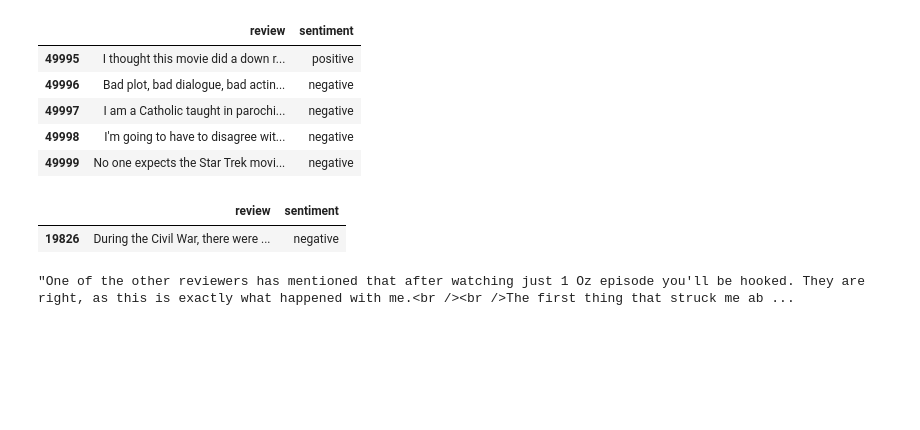
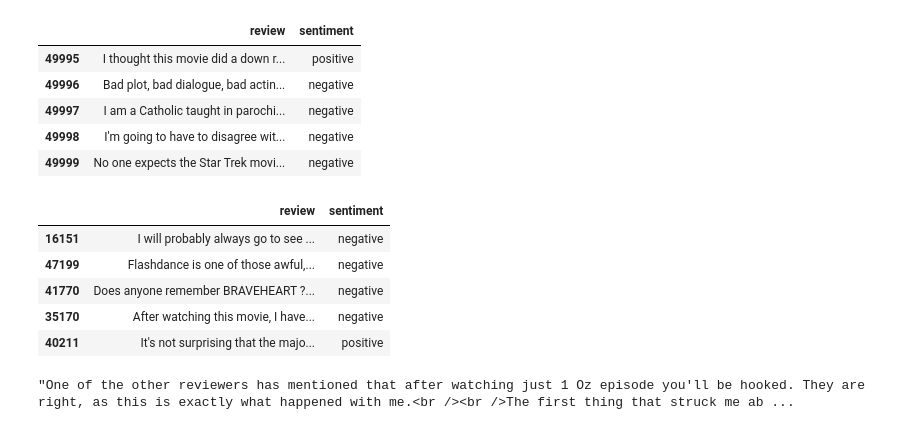
Before and after one commit to harsshadpawar/Python-Practice, a Jupyter notebook: text_preprocessing.ipynb, the cells around one changed output. Drawn from its saved outputs; the diff is of its cells as text; code cells hidden in the pictures; blank space fills up the shorter version.

```diff
--- a/text_preprocessing.ipynb
+++ b/text_preprocessing.ipynb
@@ -27,10 +21,14 @@ data.tail()
 | 49998 | I'm going to have to disagree wit... | negative |
 | 49999 | No one expects the Star Trek movi... | negative |
 # %%
-data.sample()
+data.sample(5)
 # %% [output]
 |  | review | sentiment |
-| 19826 | During the Civil War, there were ... | negative |
+| 16151 | I will probably always go to see ... | negative |
+| 47199 | Flashdance is one of those awful,... | negative |
+| 41770 | Does anyone remember BRAVEHEART ?... | negative |
+| 35170 | After watching this movie, I have... | negative |
+| 40211 | It's not surprising that the majo... | positive |
 # %%
 data["review"][0]
 # %% [output]
```
Also changed, not shown: parts of 124 cells of this notebook.
